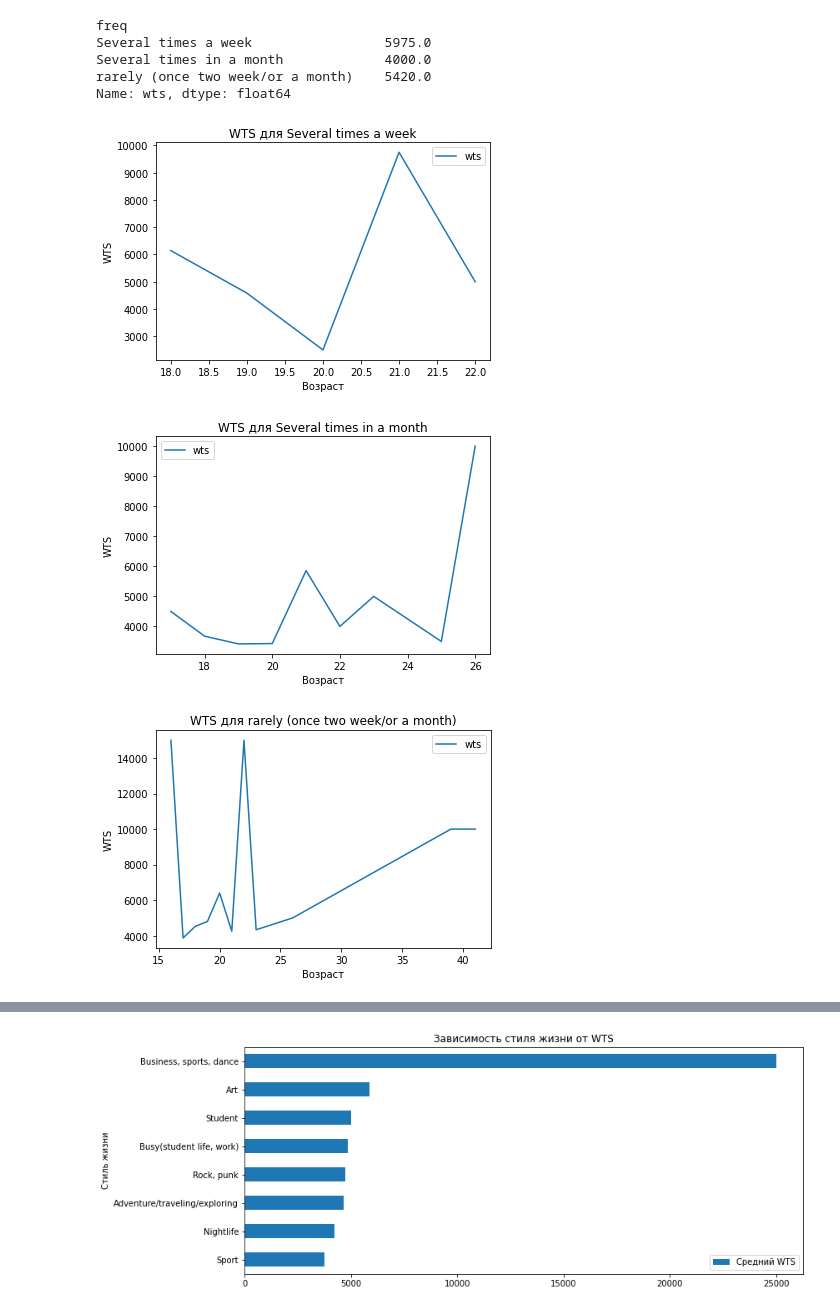
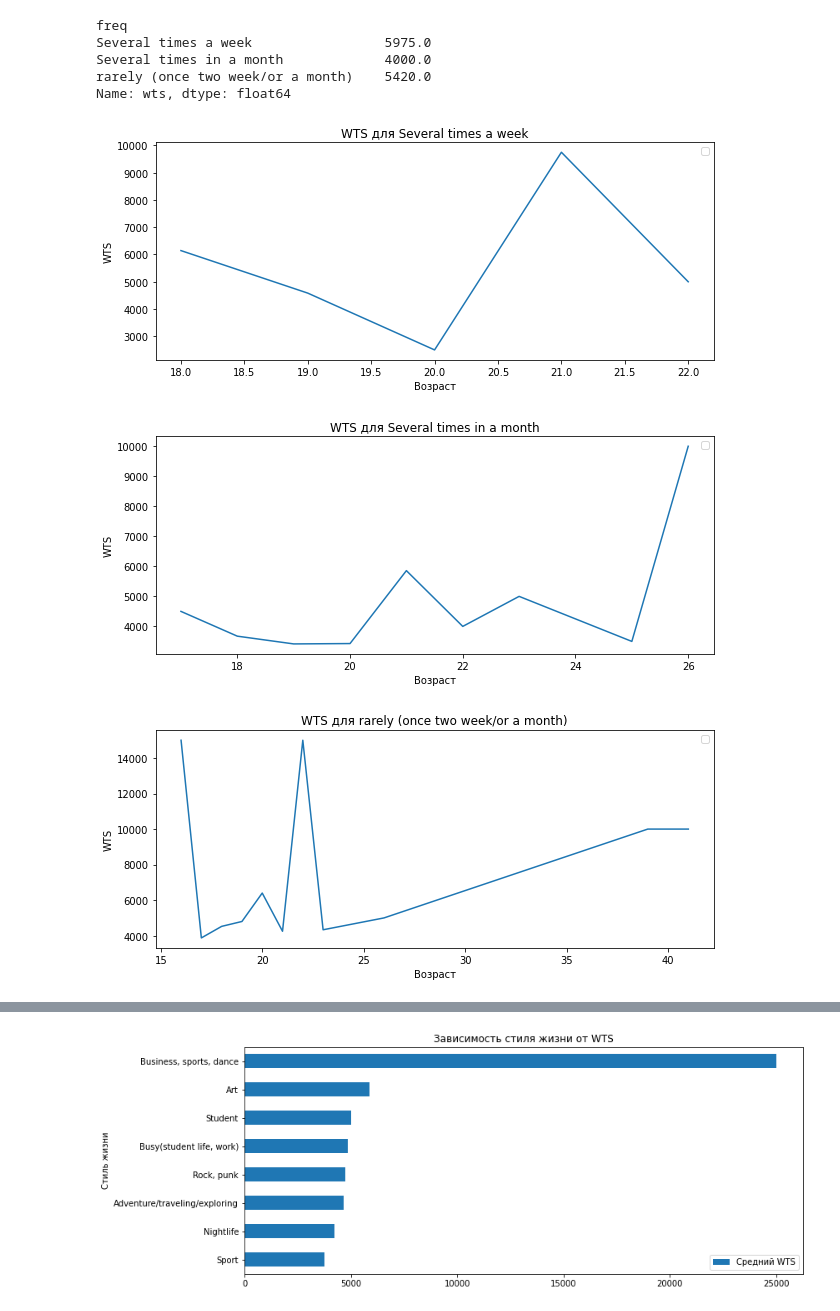
Before and after one commit to sevenzing/delete_this, a Jupyter notebook: final/final_exam.ipynb, the cells around one changed output, grey strips where cells are left out. Drawn from its saved outputs; the diff is of its cells as text; code cells hidden in the pictures.

```diff
--- a/final/final_exam.ipynb
+++ b/final/final_exam.ipynb
@@ -118,18 +126,22 @@ print(f'Популярный возраст: {women_mode_age}, средний в
 # 2. Строим график по Income, тоже смотрим по возрасту
 # 3. Делаем выводы, есть ли зависимость какая-то
 
-plot_series(
-    pubs.groupby('age').wts.mean(), '','','', label='Готовы тратить'
+ax = plot_series(
+    pubs.groupby('age').wts.mean(),
+    'Сравнения зависимости WTS от возраста',
+    'Возраст',
+    'средний WTS',
+    figsize=(10, 4),
     )
-
+ax.set_xticks(pubs.age)
+plt.show()
 ax = plot_series(
     pubs.groupby('age').income.mean(),
-    'Сравнения заработка и количества денег потраченых на паб',
+    'Сравнения зависимости заработка от возраста',
     'Возраст',
-    'Деньги',
-    label='заработок'
+    'Средняя зарплата',
+    figsize=(10, 4),
 )
 ax.set_xticks(pubs.age)
-ax.legend()
 plt.show()
 # %% [output]
@@ -145,16 +158,17 @@ Name: wts, dtype: float64
 # %%
 # 4) Построить график, где будет зависимость между тем, сколько денег тратит человек в пабе и насколько часто он его посещает (Freq). Делаем вывод
 a = pubs.groupby(['freq', 'age'])[['wts']].mean()
-axs = a.reset_index().groupby('freq').plot(x='age', y='wts')
+axs = a.reset_index().groupby('freq').plot(x='age', y='wts', figsize=(10, 4))
 
 for title in axs.index:
     ax = axs[title]
     ax.set_title('WTS для ' + title)
     ax.set_xlabel('Возраст')
     ax.set_ylabel('WTS')
+    ax.legend('')
 # %% [output]
-[figure, old version]
+[figure, new version]
-[figure, old version]
+[figure, new version]
-[figure, old version]
+[figure, new version]
 # %%
 # 5) Выводим рейтинги причин, по которым респондент посещает паб (первостепенную и второстепенную). Типа две гистограммы
```
Also changed, not shown: parts of 10 cells of this notebook.
